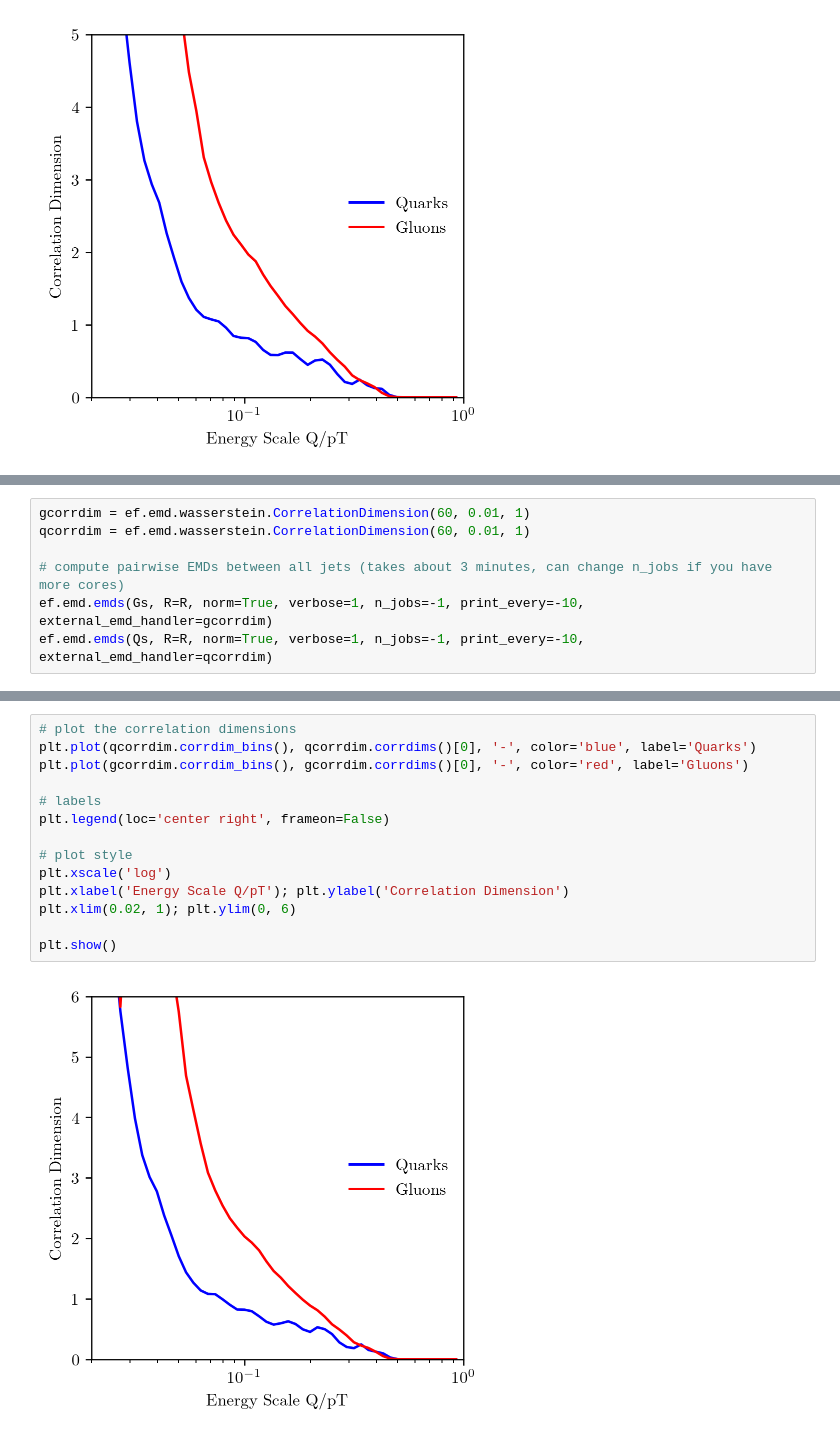
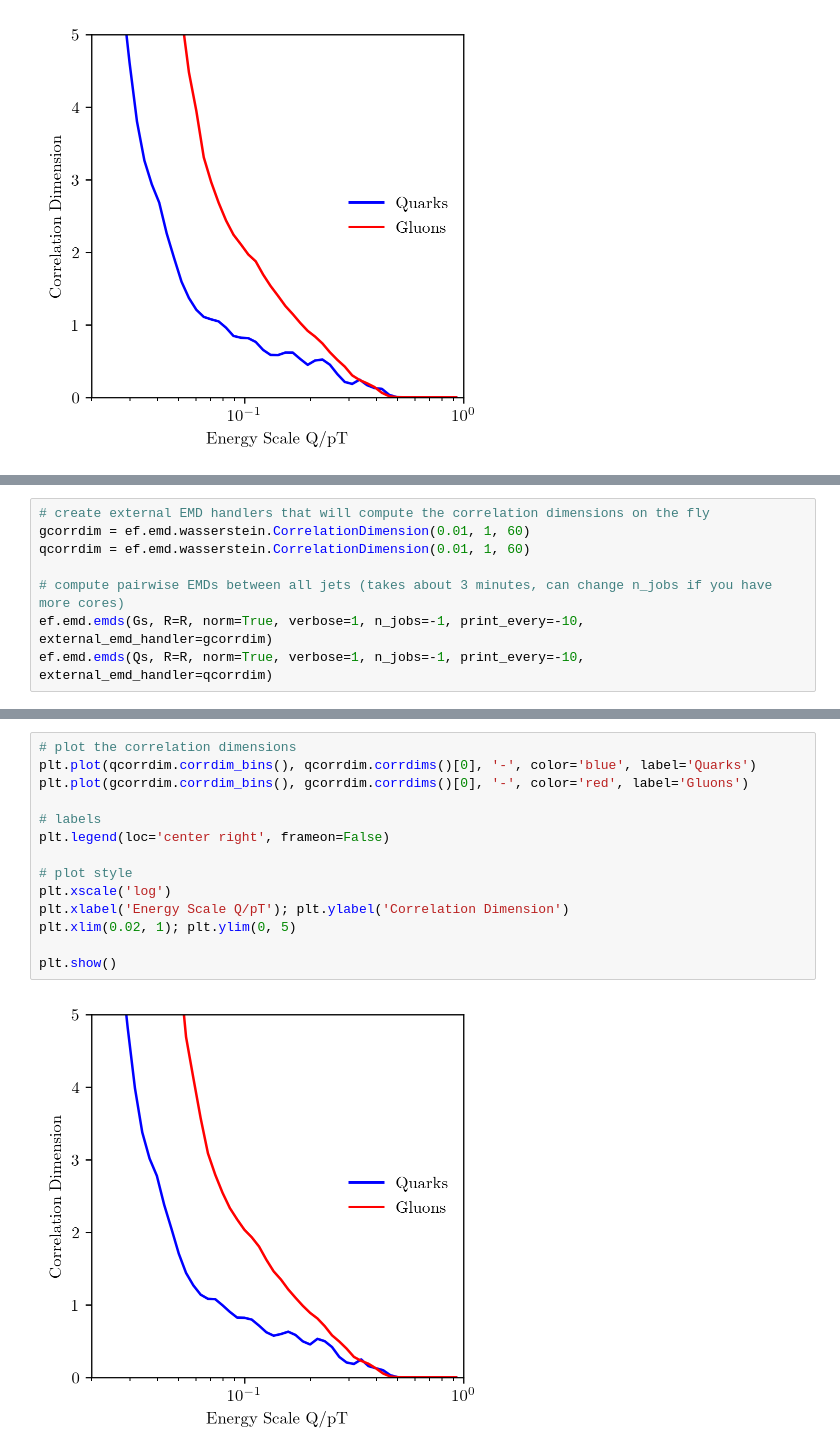
Before and after one commit to thaler-lab/EnergyFlow, a Jupyter notebook: demos/EMD Demo.ipynb, the cells around one changed output, grey strips where cells are left out. Saved outputs shown, nothing was run; the diff lists cells and outputs as text.

```diff
--- a/demos/EMD Demo.ipynb
+++ b/demos/EMD Demo.ipynb
@@ -156,6 +156,7 @@ plt.show()
 # %%
-gcorrdim = ef.emd.wasserstein.CorrelationDimension(60, 0.01, 1)
-qcorrdim = ef.emd.wasserstein.CorrelationDimension(60, 0.01, 1)
+# create external EMD handlers that will compute the correlation dimensions on the fly
+gcorrdim = ef.emd.wasserstein.CorrelationDimension(0.01, 1, 60)
+qcorrdim = ef.emd.wasserstein.CorrelationDimension(0.01, 1, 60)
 
 # compute pairwise EMDs between all jets (takes about 3 minutes, can change n_jobs if you have more cores)
 ef.emd.emds(Gs, R=R, norm=True, verbose=1, n_jobs=-1, print_every=-10, external_emd_handler=gcorrdim)
@@ -181,16 +182,16 @@ PairwiseEMD
 # %%
 # plot the correlation dimensions
 plt.plot(qcorrdim.corrdim_bins(), qcorrdim.corrdims()[0], '-', color='blue', label='Quarks')
 plt.plot(gcorrdim.corrdim_bins(), gcorrdim.corrdims()[0], '-', color='red', label='Gluons')
 
 # labels
 plt.legend(loc='center right', frameon=False)
 
 # plot style
 plt.xscale('log')
 plt.xlabel('Energy Scale Q/pT'); plt.ylabel('Correlation Dimension')
-plt.xlim(0.02, 1); plt.ylim(0, 6)
+plt.xlim(0.02, 1); plt.ylim(0, 5)
 
 plt.show()
 # %% [output]
-[figure, old version]
+[figure, new version]
```
Also changed, not shown: parts of 4 cells of this notebook, 48 other files.
